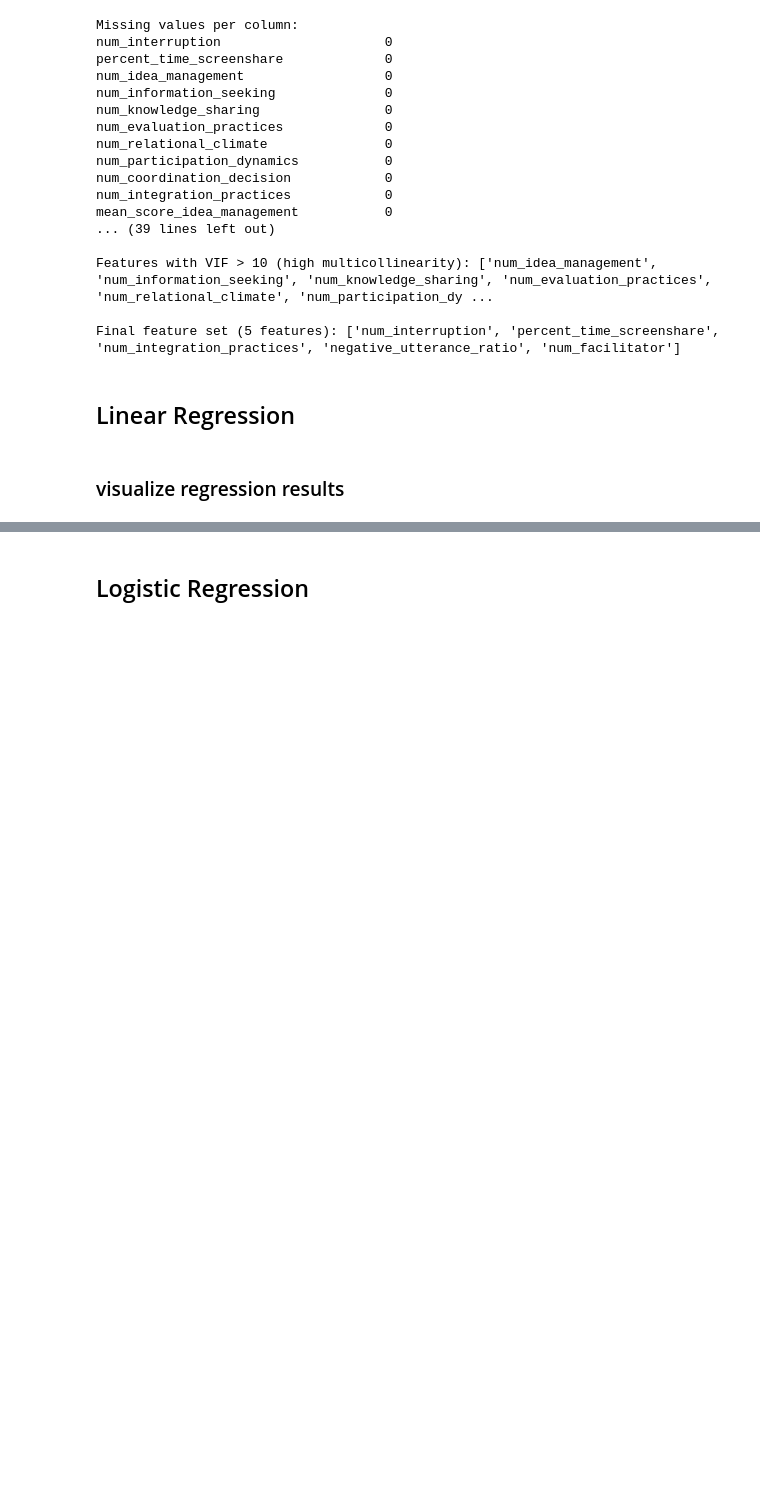
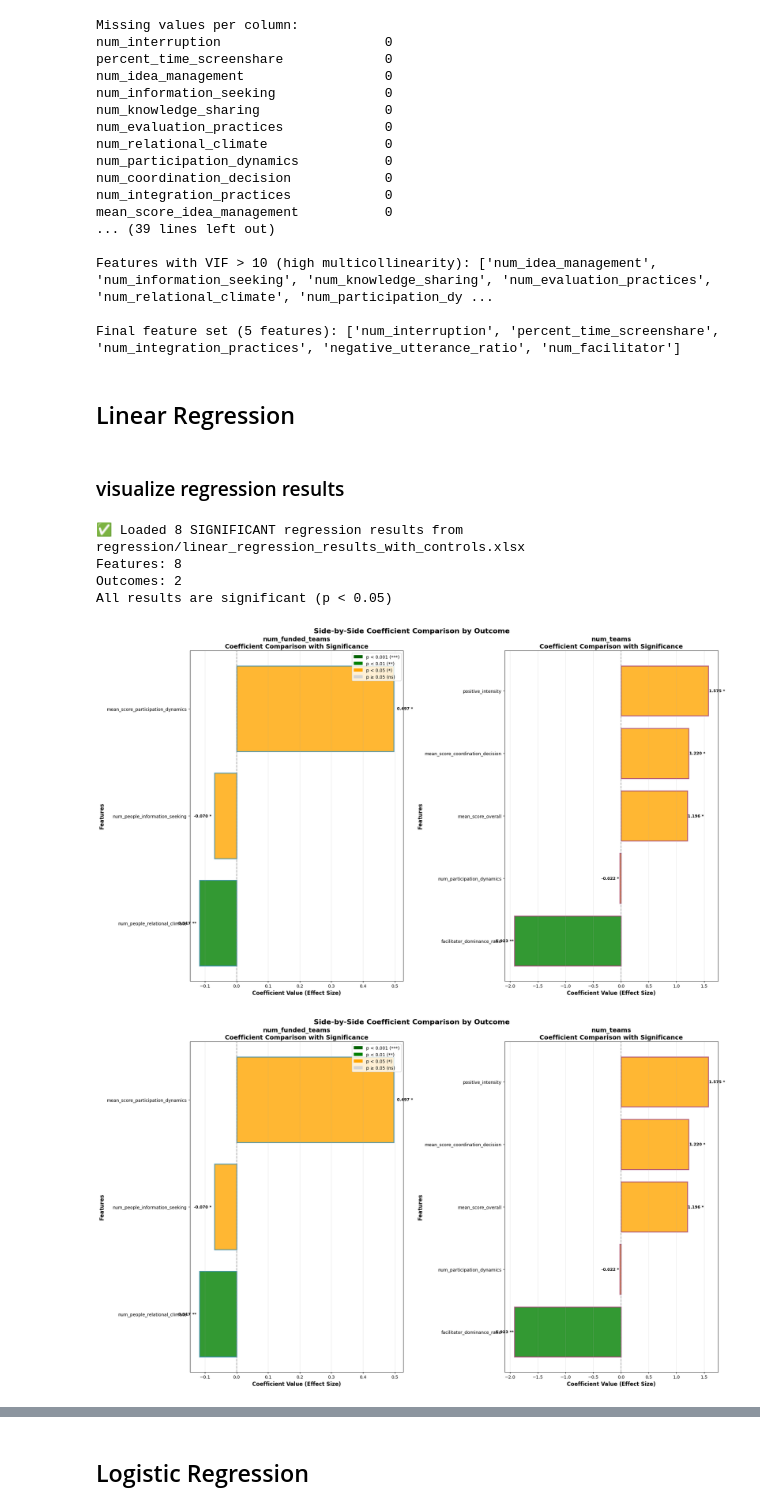
Before and after one commit to eveyhuang/gemini_data_analysis, a Jupyter notebook: 3-reg_analysis.ipynb, the cells around one changed output, grey strips where cells are left out. Cells and saved outputs as stored; diff of their text form; code cells hidden in the pictures; blank space fills up the shorter version.

Commit message:
Result with control

```diff
--- a/3-reg_analysis.ipynb
+++ b/3-reg_analysis.ipynb
@@ -1214,0 +1321,12 @@ def visualize_results(file_path='regression_results.xlsx', sheet_name='Significa
+# %%
+results_df = load_regression_results(file_path='regression/linear_regression_results_with_controls.xlsx', sheet_name='Significant_Results')
+# %% [output]
+✅ Loaded 8 SIGNIFICANT regression results from regression/linear_regression_results_with_controls.xlsx
+Features: 8
+Outcomes: 2
+All results are significant (p < 0.05)
+# %%
+create_side_by_side_coefficient_comparison(results_df)
+# %% [output]
+[figure, added]
+[figure, added]
```
Also changed, not shown: parts of 2 cells of this notebook, 5 other files.
